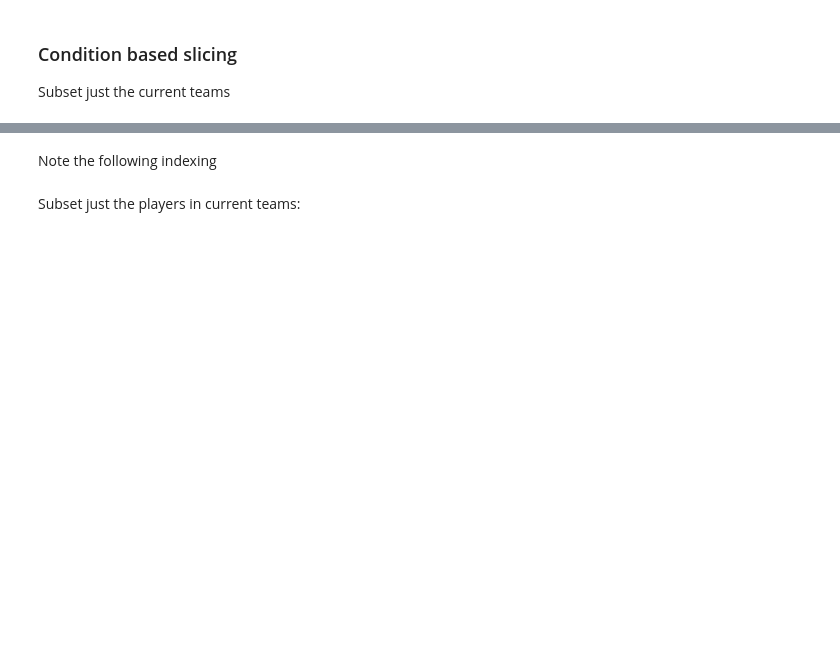
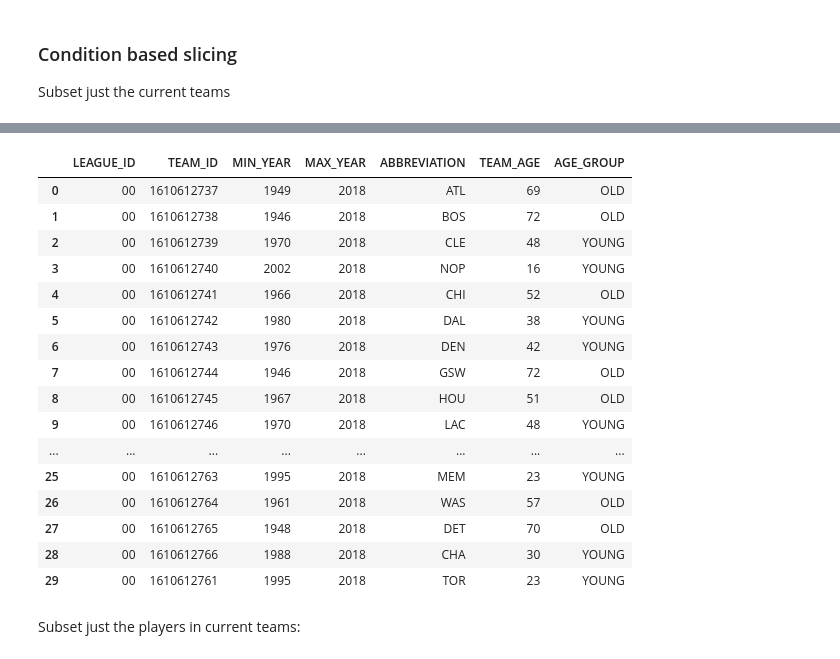
Before and after one commit to jcvdav/Spring2019, a Jupyter notebook: lecture-notes/04-Pandas-Data-Frame.ipynb, the cells around one changed output, grey strips where cells are left out. Saved outputs shown, nothing was run; the diff lists cells and outputs as text; code cells hidden in the pictures; blank space fills up the shorter version.

```diff
--- a/lecture-notes/04-Pandas-Data-Frame.ipynb
+++ b/lecture-notes/04-Pandas-Data-Frame.ipynb
@@ -131,0 +89,10 @@ The section on `Series` is here: http://pandas.pydata.org/pandas-docs/stable/api
+# %%
+## get all teams
+params = {'LeagueID':'00'}
+# teams = get_nba_data('commonTeamYears', params)  # if NBA does not cooperate
+teams = pd.read_pickle('data/commonTeamYears.pkl').dropna()
+
+## get all players
+params = {'LeagueID':'00', 'Season': '2017-18', 'IsOnlyCurrentSeason': '0'}
+# players = get_nba_data('commonallplayers', params) # if NBA does not cooperate
+players = pd.read_pickle('data/commonallplayers.pkl').dropna()
@@ -190,8 +348,25 @@ Subset just the current teams
 # %%
-teams = teams[teams.MAX_YEAR == 2017]
 teams['TEAM_AGE'] = teams.MAX_YEAR - teams.MIN_YEAR
+teams.loc[teams.TEAM_AGE >= 50,'AGE_GROUP'] = 'OLD'
+teams.loc[teams.TEAM_AGE <  50,'AGE_GROUP'] = 'YOUNG'
 
 teams_clean = teams.copy() ## make a copy for later
 teams
+# %% [output]
+|  | LEAGUE_ID | TEAM_ID | MIN_YEAR | MAX_YEAR | ABBREVIATION | TEAM_AGE | AGE_GROUP |
+| 0 | 00 | 1610612737 | 1949 | 2018 | ATL | 69 | OLD |
+| 1 | 00 | 1610612738 | 1946 | 2018 | BOS | 72 | OLD |
+| 2 | 00 | 1610612739 | 1970 | 2018 | CLE | 48 | YOUNG |
+| 3 | 00 | 1610612740 | 2002 | 2018 | NOP | 16 | YOUNG |
+| 4 | 00 | 1610612741 | 1966 | 2018 | CHI | 52 | OLD |
+| 5 | 00 | 1610612742 | 1980 | 2018 | DAL | 38 | YOUNG |
+| 6 | 00 | 1610612743 | 1976 | 2018 | DEN | 42 | YOUNG |
+| 7 | 00 | 1610612744 | 1946 | 2018 | GSW | 72 | OLD |
+| 8 | 00 | 1610612745 | 1967 | 2018 | HOU | 51 | OLD |
+| 9 | 00 | 1610612746 | 1970 | 2018 | LAC | 48 | YOUNG |
+| ... | ... | ... | ... | ... | ... | ... | ... |
+| 25 | 00 | 1610612763 | 1995 | 2018 | MEM | 23 | YOUNG |
+| 26 | 00 | 1610612764 | 1961 | 2018 | WAS | 57 | OLD |
+| 27 | 00 | 1610612765 | 1948 | 2018 | DET | 70 | OLD |
+| 28 | 00 | 1610612766 | 1988 | 2018 | CHA | 30 | YOUNG |
+| 29 | 00 | 1610612761 | 1995 | 2018 | TOR | 23 | YOUNG |
-# %% [markdown]
-Note the following indexing
```
Also changed, not shown: parts of 118 cells of this notebook.
